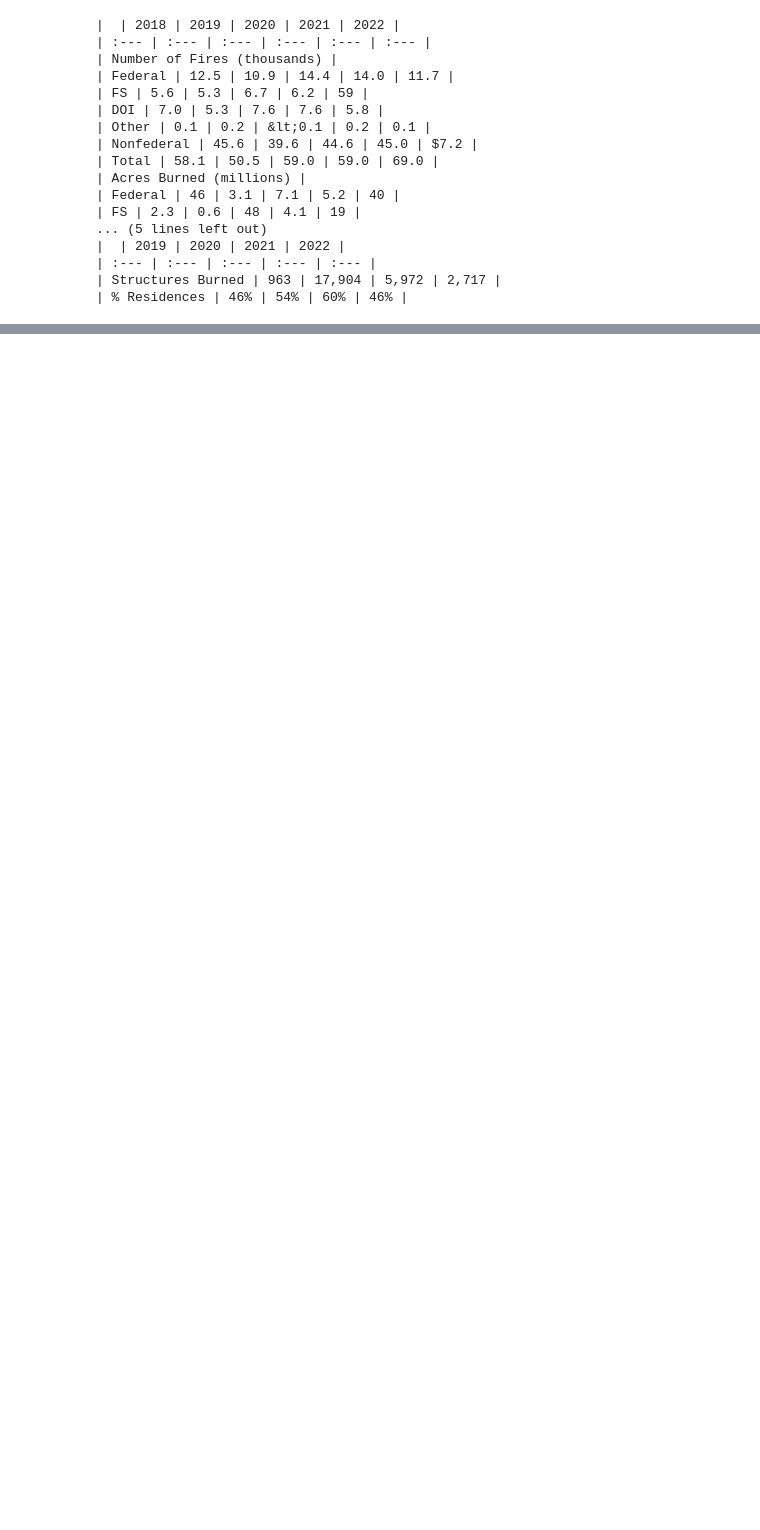
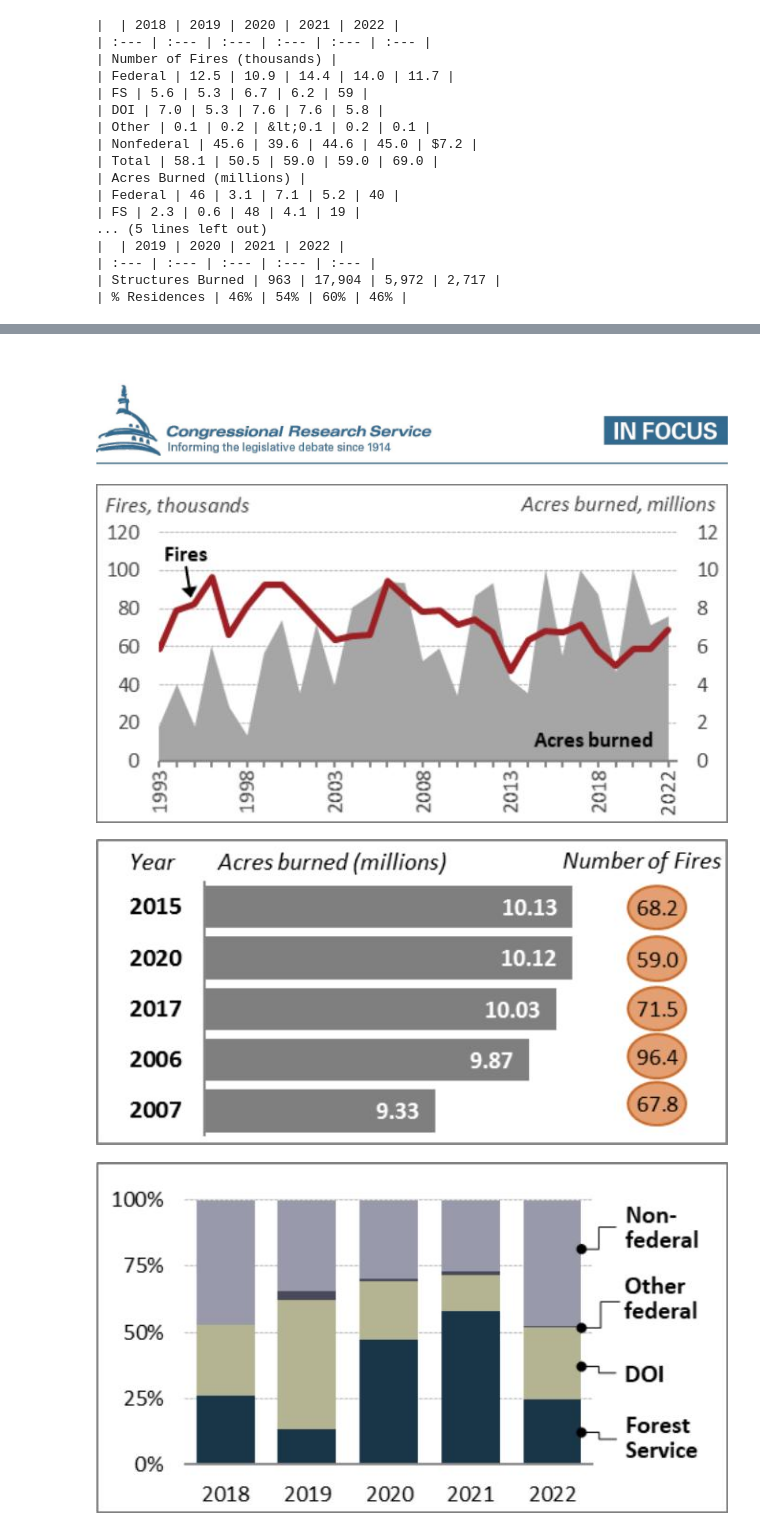
Before and after one commit to yashwanth2714/GenAI-Basics, a Jupyter notebook: RAG/class_8.ipynb, the cells around one changed output, grey strips where cells are left out. Drawn from its saved outputs; the diff is of its cells as text; code cells hidden in the pictures; blank space fills up the shorter version.

Commit message:
handling images

```diff
--- a/RAG/class_8.ipynb
+++ b/RAG/class_8.ipynb
@@ -183,0 +259,8 @@ print(md_table)
+# %%
+for path in glob("./figures/*.jpg"):
+    display(Image(filename=path))
+# %% [output]
+[figure, added]
+[figure, added]
+[figure, added]
+[figure, added]
```
Also changed, not shown: parts of 13 cells of this notebook.
